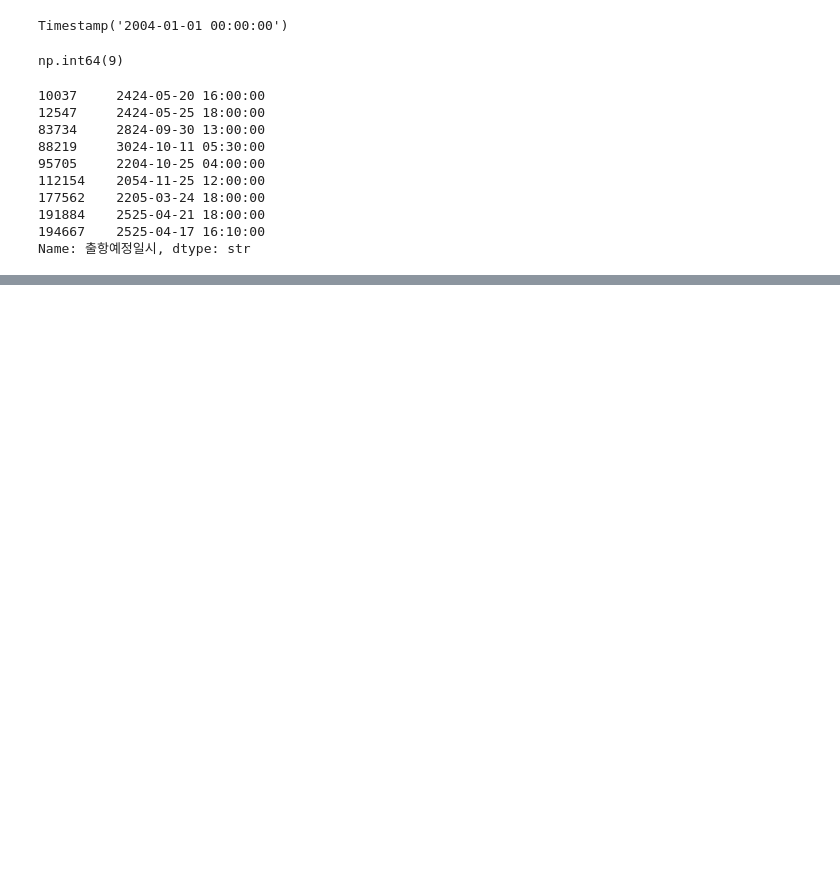
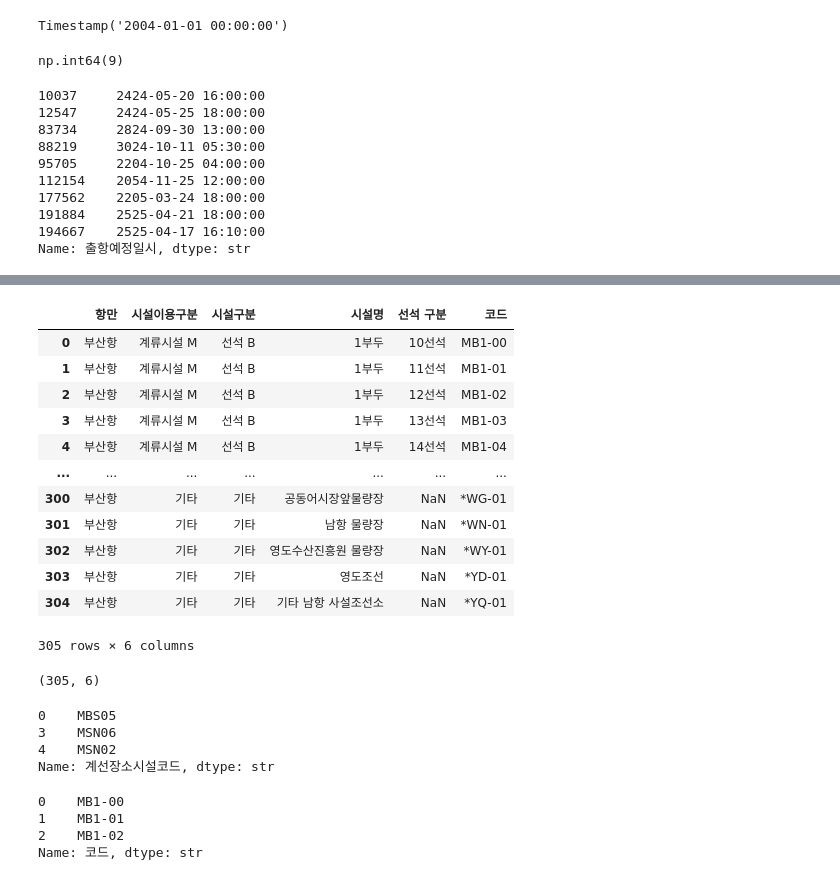
Before and after one commit to eddie1031/2026_SKP_011, a Jupyter notebook: bottle_neck.ipynb, the cells around one changed output, grey strips where cells are left out. Saved outputs shown, nothing was run; the diff lists cells and outputs as text; code cells hidden in the pictures; blank space fills up the shorter version.

```diff
--- a/bottle_neck.ipynb
+++ b/bottle_neck.ipynb
@@ -227,0 +229,34 @@ call
+# %%
+facility
+# %% [output]
+|  | 항만 | 시설이용구분 | 시설구분 | 시설명 | 선석 구분 | 코드 |
+| 0 | 부산항 | 계류시설 M | 선석 B | 1부두 | 10선석 | MB1-00 |
+| 1 | 부산항 | 계류시설 M | 선석 B | 1부두 | 11선석 | MB1-01 |
+| 2 | 부산항 | 계류시설 M | 선석 B | 1부두 | 12선석 | MB1-02 |
+| 3 | 부산항 | 계류시설 M | 선석 B | 1부두 | 13선석 | MB1-03 |
+| 4 | 부산항 | 계류시설 M | 선석 B | 1부두 | 14선석 | MB1-04 |
+| ... | ... | ... | ... | ... | ... | ... |
+| 300 | 부산항 | 기타 | 기타 | 공동어시장앞물량장 | NaN | *WG-01 |
+| 301 | 부산항 | 기타 | 기타 | 남항 물량장 | NaN | *WN-01 |
+| 302 | 부산항 | 기타 | 기타 | 영도수산진흥원 물량장 | NaN | *WY-01 |
+| 303 | 부산항 | 기타 | 기타 | 영도조선 | NaN | *YD-01 |
+| 304 | 부산항 | 기타 | 기타 | 기타 남항 사설조선소 | NaN | *YQ-01 |
+305 rows × 6 columns
+# %%
+facility.shape
+# %% [output]
+(305, 6)
+# %%
+call['계선장소시설코드'].head(3)
+# %% [output]
+0    MBS05
+3    MSN06
+4    MSN02
+Name: 계선장소시설코드, dtype: str
+# %%
+facility['코드'].head(3)
+# %% [output]
+0    MB1-00
+1    MB1-01
+2    MB1-02
+Name: 코드, dtype: str
```
Also changed, not shown: parts of 19 cells of this notebook.
